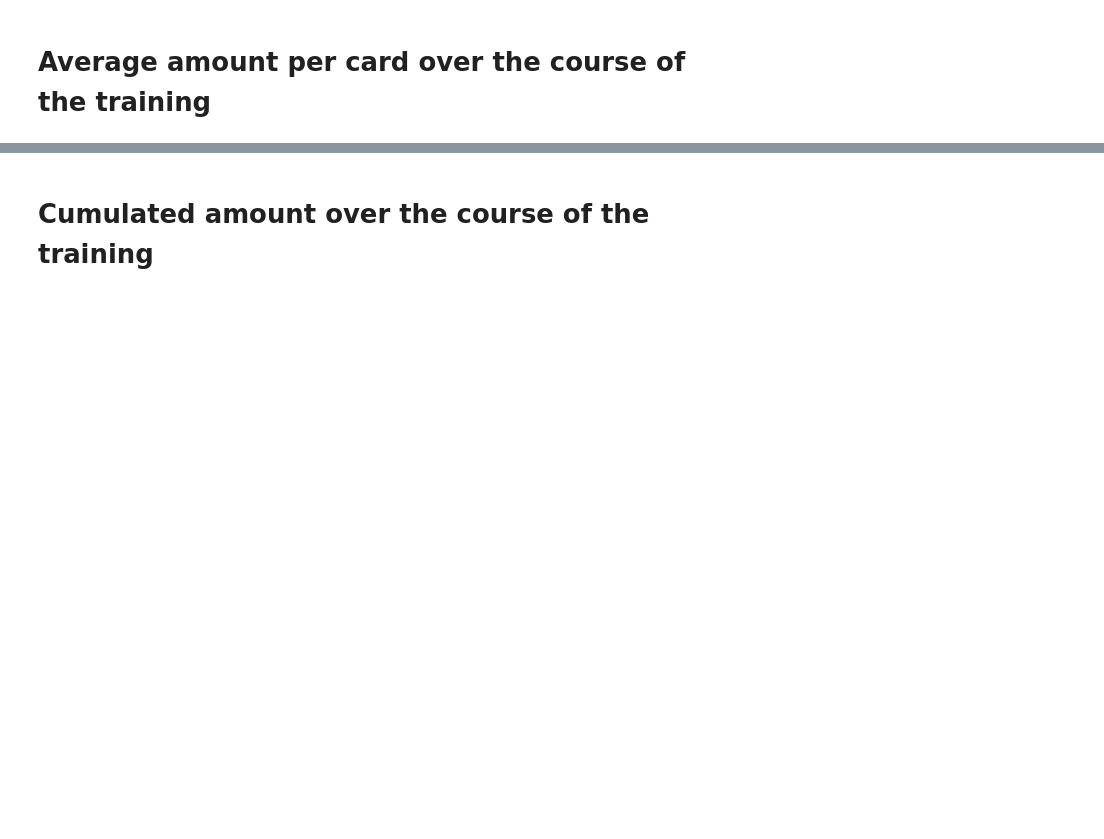
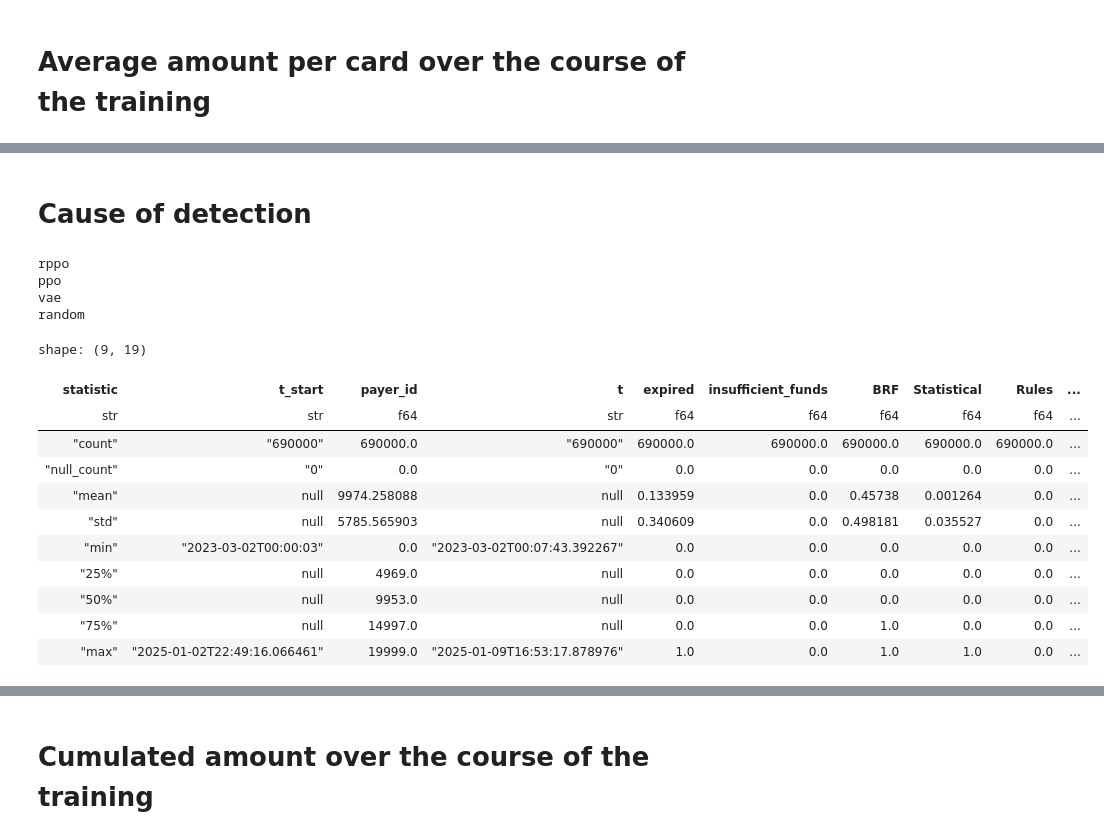
Before and after one commit to FaramirHurin/RL_Attack_September24, a Jupyter notebook: agents-comparison.ipynb, the cells around one changed output, grey strips where cells are left out. Cells and saved outputs as stored; diff of their text form; code cells hidden in the pictures; blank space fills up the shorter version.

```diff
--- a/agents-comparison.ipynb
+++ b/agents-comparison.ipynb
@@ -89,0 +147,41 @@ baseline
+# %% [markdown]
+# Cause of detection
+# %%
+import polars as pl
+from tqdm import tqdm
+
+blocked_by = ("BRF", "Statistical", "Rules", "Anomaly", "expired")
+rows = []
+for label, exp in experiments.items():
+    print(label)
+    for run in tqdm(list(exp.runs.values()), disable=True):
+        for i, episode in enumerate(run.load_episodes()):
+            metrics = episode.metrics | {"step": i, "label": label}
+            if "expired" not in metrics:
+                metrics["expired"] = False
+            if "insufficient_funds" in metrics:
+                for reason in blocked_by:
+                    if reason not in metrics:
+                        metrics[reason] = 0
+            else:
+                metrics["insufficient_funds"] = 0
+            rows.append(metrics)
+df = pl.DataFrame(rows)
+df.describe()
+# %% [output]
+rppo
+ppo
+vae
+random
+shape: (9, 19)
+| statistic | t_start | payer_id | t | expired | insufficient_funds | BRF | Statistical | Rules | ... |
+| str | str | f64 | str | f64 | f64 | f64 | f64 | f64 | ... |
+| "count" | "690000" | 690000.0 | "690000" | 690000.0 | 690000.0 | 690000.0 | 690000.0 | 690000.0 | ... |
+| "null_count" | "0" | 0.0 | "0" | 0.0 | 0.0 | 0.0 | 0.0 | 0.0 | ... |
+| "mean" | null | 9974.258088 | null | 0.133959 | 0.0 | 0.45738 | 0.001264 | 0.0 | ... |
+| "std" | null | 5785.565903 | null | 0.340609 | 0.0 | 0.498181 | 0.035527 | 0.0 | ... |
+| "min" | "2023-03-02T00:00:03" | 0.0 | "2023-03-02T00:07:43.392267" | 0.0 | 0.0 | 0.0 | 0.0 | 0.0 | ... |
+| "25%" | null | 4969.0 | null | 0.0 | 0.0 | 0.0 | 0.0 | 0.0 | ... |
+| "50%" | null | 9953.0 | null | 0.0 | 0.0 | 0.0 | 0.0 | 0.0 | ... |
+| "75%" | null | 14997.0 | null | 0.0 | 0.0 | 1.0 | 0.0 | 0.0 | ... |
+| "max" | "2025-01-02T22:49:16.066461" | 19999.0 | "2025-01-09T16:53:17.878976" | 1.0 | 0.0 | 1.0 | 1.0 | 0.0 | ... |
```
Also changed, not shown: parts of 11 cells of this notebook.
